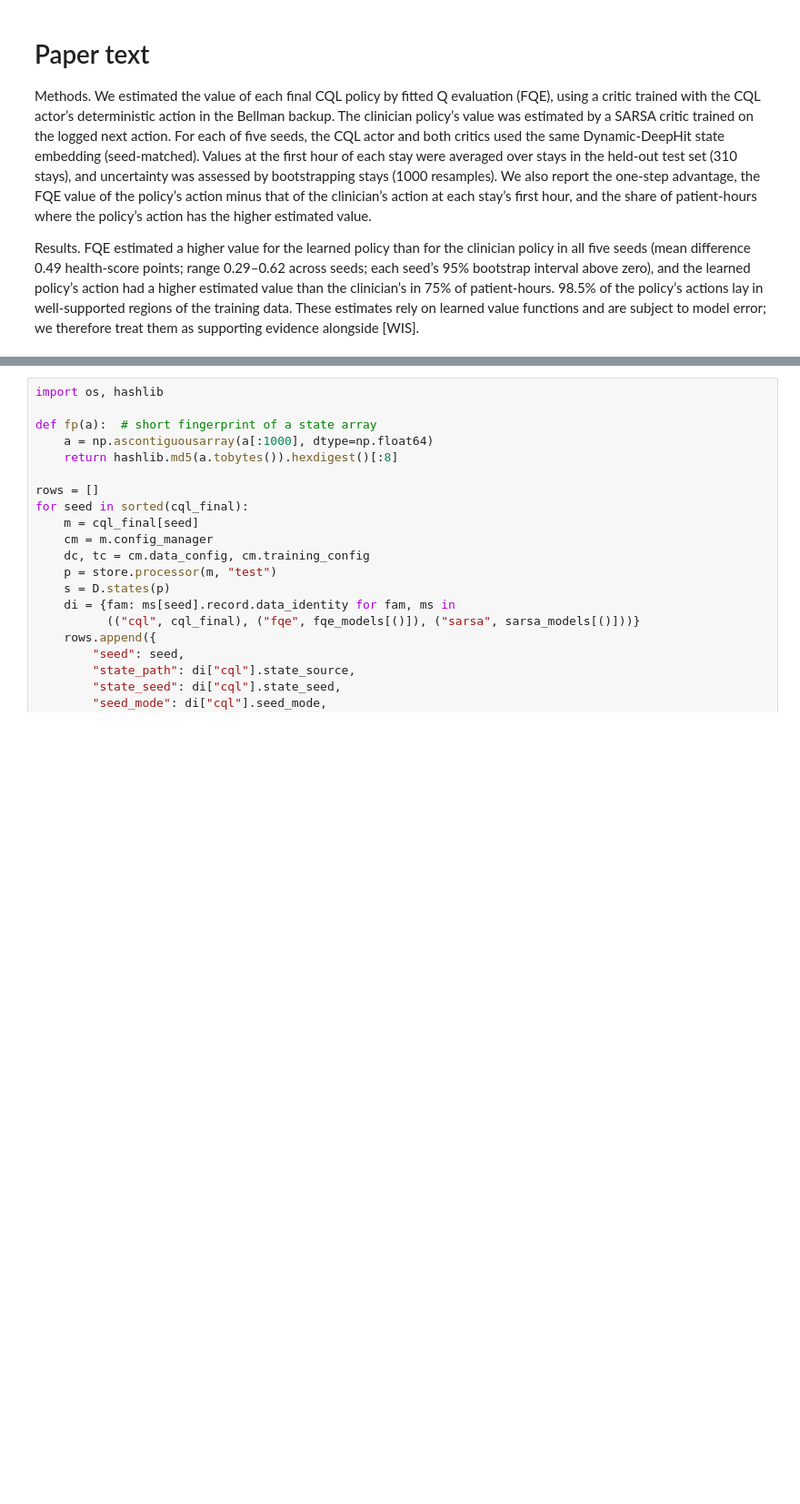
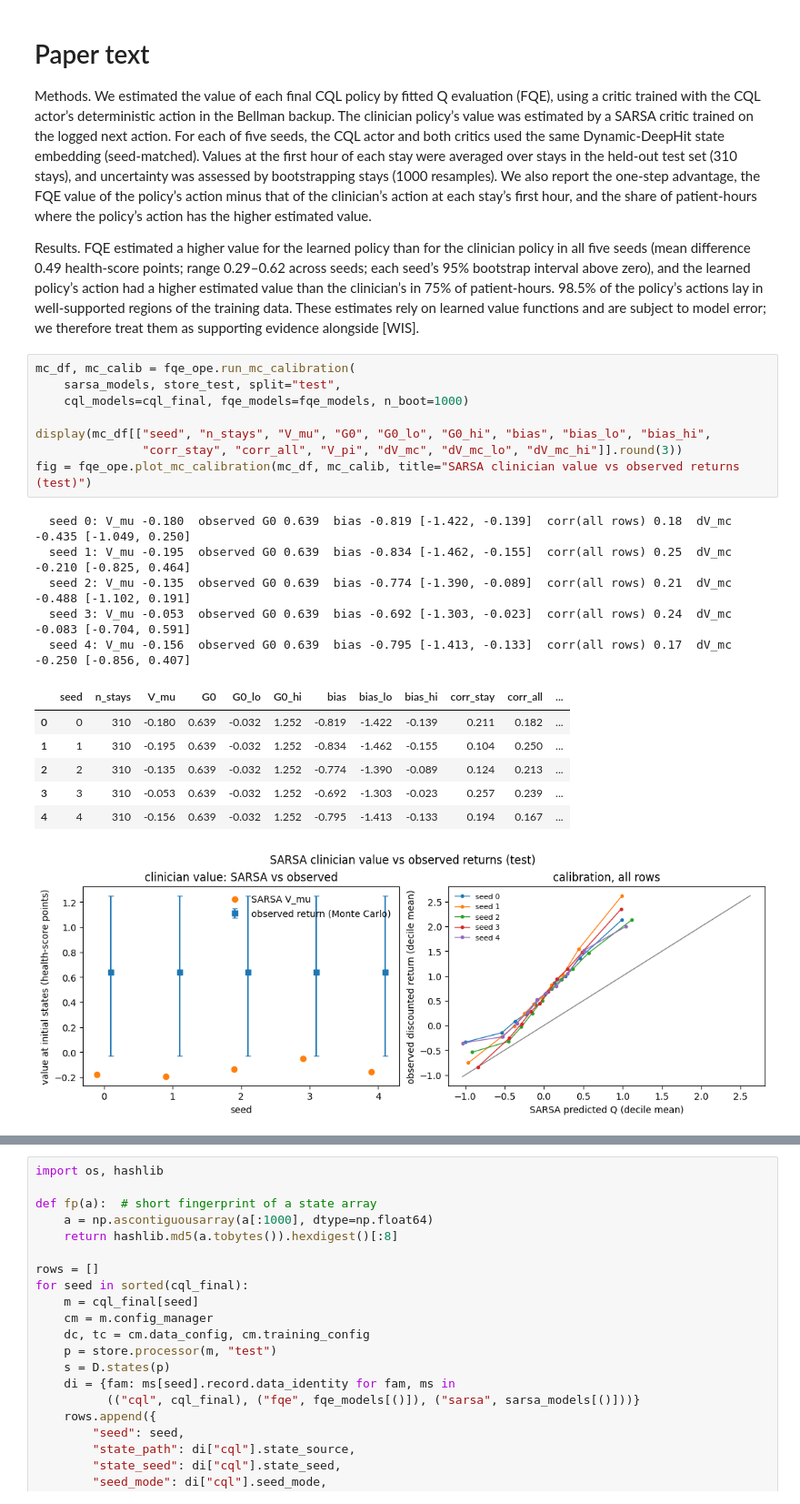
Before and after one commit to jakeormond/ai_clinician_pediatric_rl, a Jupyter notebook: src/rl/evaluate_fqe_final_seeds.ipynb, the cells around one changed output, grey strips where cells are left out. Shown at 91% size. Drawn from its saved outputs; the diff is of its cells as text; blank space fills up the shorter version.

```diff
--- a/src/rl/evaluate_fqe_final_seeds.ipynb
+++ b/src/rl/evaluate_fqe_final_seeds.ipynb
@@ -178,3 +178,24 @@ Off-policy evaluation of the final CQL models with FQE. For each seed k = 0–4
 Methods. We estimated the value of each final CQL policy by fitted Q evaluation (FQE), using a critic trained with the CQL actor’s deterministic action in the Bellman backup. The clinician policy’s value was estimated by a SARSA critic trained on the logged next action. For each of five seeds, the CQL actor and both critics used the same Dynamic-DeepHit state embedding (seed-matched). Values at the first hour of each stay were averaged over stays in the held-out test set (310 stays), and uncertainty was assessed by bootstrapping stays (1000 resamples). We also report the one-step advantage, the FQE value of the policy’s action minus that of the clinician’s action at each stay’s first hour, and the share of patient-hours where the policy’s action has the higher estimated value.
 
 Results. FQE estimated a higher value for the learned policy than for the clinician policy in all five seeds (mean difference 0.49 health-score points; range 0.29–0.62 across seeds; each seed’s 95% bootstrap interval above zero), and the learned policy’s action had a higher estimated value than the clinician’s in 75% of patient-hours. 98.5% of the policy’s actions lay in well-supported regions of the training data. These estimates rely on learned value functions and are subject to model error; we therefore treat them as supporting evidence alongside [WIS].
+# %%
+mc_df, mc_calib = fqe_ope.run_mc_calibration(
+    sarsa_models, store_test, split="test",
+    cql_models=cql_final, fqe_models=fqe_models, n_boot=1000)
+
+display(mc_df[["seed", "n_stays", "V_mu", "G0", "G0_lo", "G0_hi", "bias", "bias_lo", "bias_hi",
+               "corr_stay", "corr_all", "V_pi", "dV_mc", "dV_mc_lo", "dV_mc_hi"]].round(3))
+fig = fqe_ope.plot_mc_calibration(mc_df, mc_calib, title="SARSA clinician value vs observed returns (test)")
+# %% [output]
+  seed 0: V_mu -0.180  observed G0 0.639  bias -0.819 [-1.422, -0.139]  corr(all rows) 0.18  dV_mc -0.435 [-1.049, 0.250]
+  seed 1: V_mu -0.195  observed G0 0.639  bias -0.834 [-1.462, -0.155]  corr(all rows) 0.25  dV_mc -0.210 [-0.825, 0.464]
+  seed 2: V_mu -0.135  observed G0 0.639  bias -0.774 [-1.390, -0.089]  corr(all rows) 0.21  dV_mc -0.488 [-1.102, 0.191]
+  seed 3: V_mu -0.053  observed G0 0.639  bias -0.692 [-1.303, -0.023]  corr(all rows) 0.24  dV_mc -0.083 [-0.704, 0.591]
+  seed 4: V_mu -0.156  observed G0 0.639  bias -0.795 [-1.413, -0.133]  corr(all rows) 0.17  dV_mc -0.250 [-0.856, 0.407]
+|  | seed | n_stays | V_mu | G0 | G0_lo | G0_hi | bias | bias_lo | bias_hi | corr_stay | corr_all | ... |
+| 0 | 0 | 310 | -0.180 | 0.639 | -0.032 | 1.252 | -0.819 | -1.422 | -0.139 | 0.211 | 0.182 | ... |
+| 1 | 1 | 310 | -0.195 | 0.639 | -0.032 | 1.252 | -0.834 | -1.462 | -0.155 | 0.104 | 0.250 | ... |
+| 2 | 2 | 310 | -0.135 | 0.639 | -0.032 | 1.252 | -0.774 | -1.390 | -0.089 | 0.124 | 0.213 | ... |
+| 3 | 3 | 310 | -0.053 | 0.639 | -0.032 | 1.252 | -0.692 | -1.303 | -0.023 | 0.257 | 0.239 | ... |
+| 4 | 4 | 310 | -0.156 | 0.639 | -0.032 | 1.252 | -0.795 | -1.413 | -0.133 | 0.194 | 0.167 | ... |
+[figure, added]
```
Also changed, not shown: parts of 8 cells of this notebook, 2 other files.
